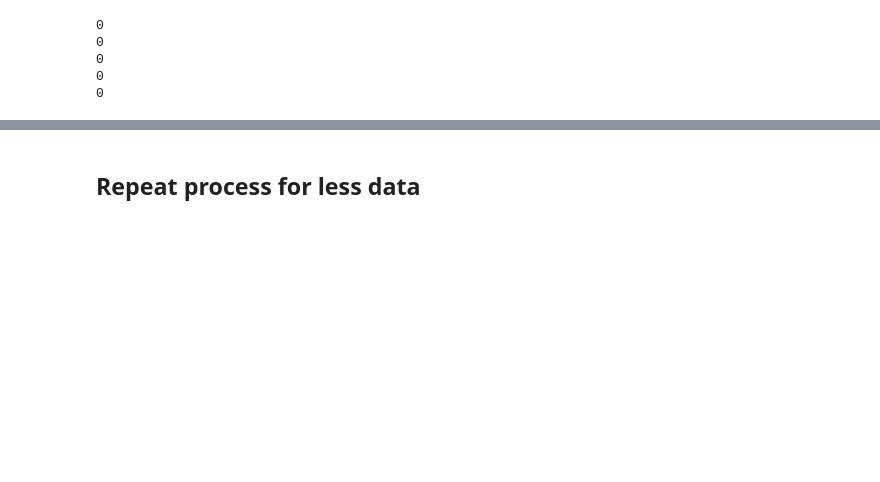
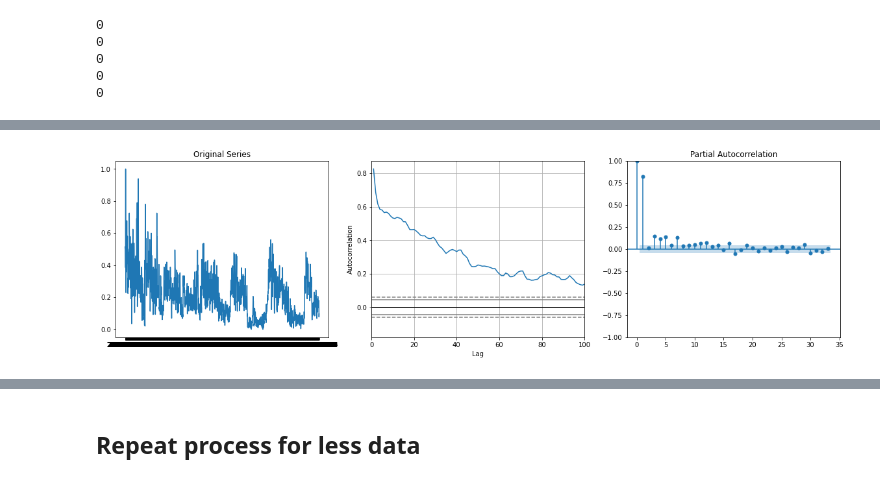
Before and after one commit to pbiti/Air-Pollution-Prediction_diploma-thesis, a Jupyter notebook: Delhi/Delhi_ARIMA.ipynb, the cells around one changed output, grey strips where cells are left out. Cells and saved outputs as stored; diff of their text form; code cells hidden in the pictures; blank space fills up the shorter version.

```diff
--- a/Delhi/Delhi_ARIMA.ipynb
+++ b/Delhi/Delhi_ARIMA.ipynb
@@ -246,15 +248,17 @@ plt.show()
 # %%
 #NO2
 plt.rcParams.update({'figure.figsize':(20,5)})
 
 # Original Series
 fig, axes = plt.subplots(1, 3)
-axes[0].plot(Beijing_Data['no2']); axes[0].set_title('Original Series')
-pl = autocorrelation_plot(Beijing_Data['no2'], ax=axes[1])
+axes[0].plot(Delhi_Data['no2']); axes[0].set_title('Original Series')
+pl = autocorrelation_plot(Delhi_Data['no2'], ax=axes[1])
 pl.set_xlim([0,100])
-plot_pacf(Beijing_Data['no2'], ax=axes[2])
+plot_pacf(Delhi_Data['no2'], ax=axes[2])
 
 plt.show()
+# %% [output]
+[figure, added]
 # %%
 #SO2
 plt.rcParams.update({'figure.figsize':(20,5)})
```
Also changed, not shown: parts of 26 cells of this notebook.
